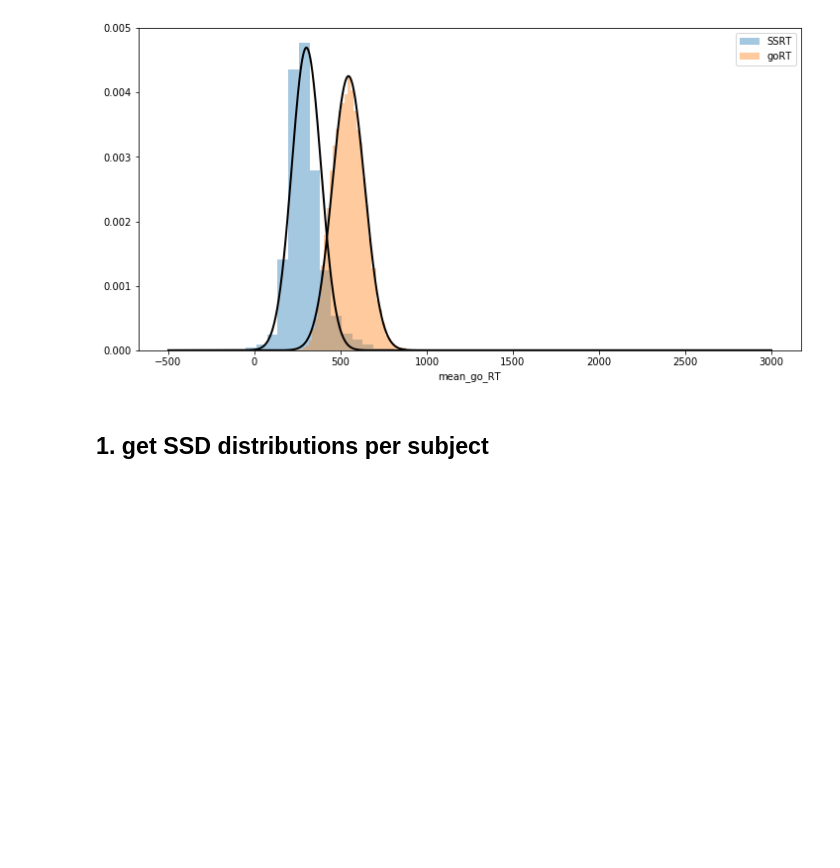
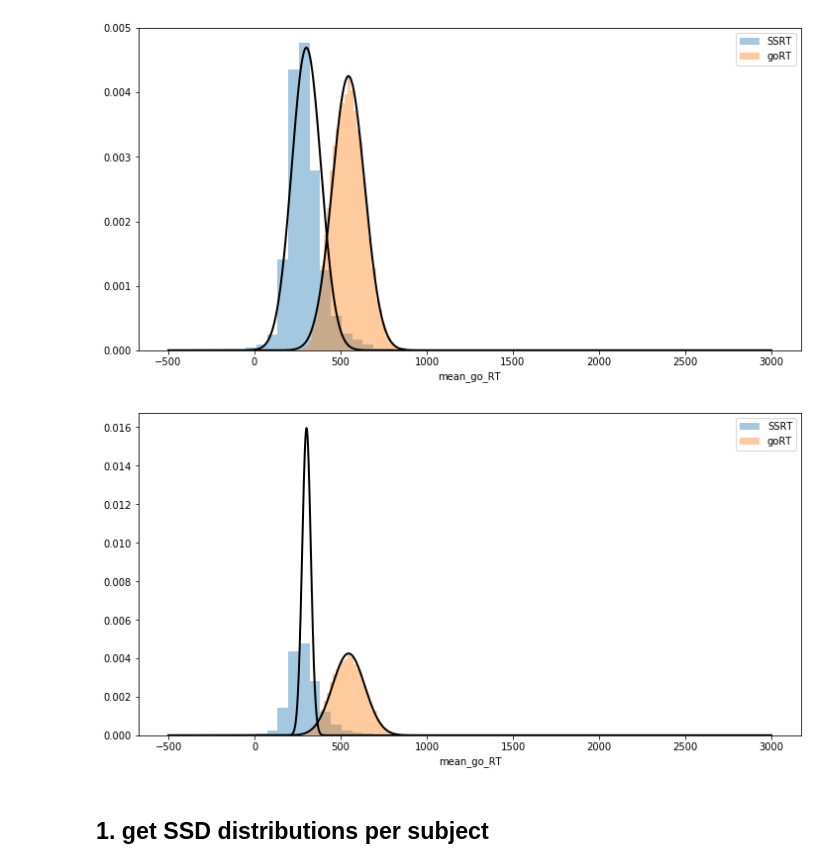
Before and after one commit to henrymj/ABCD_simulations, a Jupyter notebook: 0preprocess_ABCD_get_metrics.ipynb, the cells around one changed output. Saved outputs shown, nothing was run; the diff lists cells and outputs as text; code cells hidden in the pictures; blank space fills up the shorter version.

Commit message:
investigate fixed SSRT computations, copy any dicts passed in utils

```diff
--- a/0preprocess_ABCD_get_metrics.ipynb
+++ b/0preprocess_ABCD_get_metrics.ipynb
@@ -185,6 +185,16 @@ ax.plot(xx, norm.pdf(xx, loc=goRT_loc, scale=goRT_var), 'k', lw=2)
 _ = plt.legend()
 # %% [output]
 [figure]
+# %%
+fig = plt.figure(figsize=(12,6))
+ax = sns.distplot(ssrt_metrics['SSRT'], kde=False, norm_hist=True, label='SSRT')
+xx = np.arange(-500, 3000, 1)
+ax.plot(xx, norm.pdf(xx, loc=ssrt_loc, scale=25), 'k', lw=2)
+_ = sns.distplot(ssrt_metrics['mean_go_RT'], kde=False,norm_hist=True, ax=ax, label='goRT')
+ax.plot(xx, norm.pdf(xx, loc=goRT_loc, scale=goRT_var), 'k', lw=2)
+_ = plt.legend()
+# %% [output]
+[figure, added]
 # %% [markdown]
 ## 1. get SSD distributions per subject
 # %%
```
Also changed, not shown: 4 other files.
